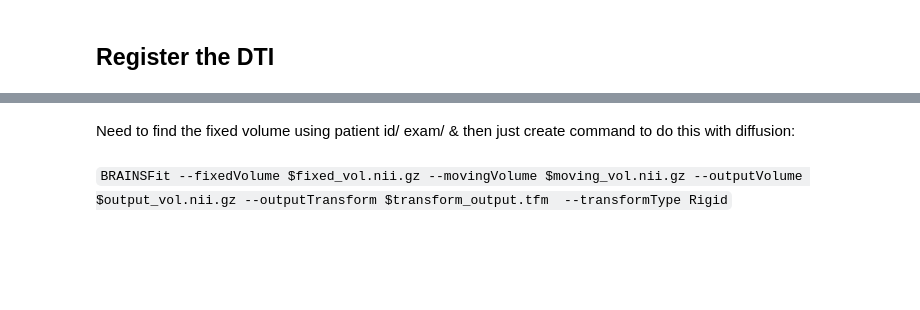
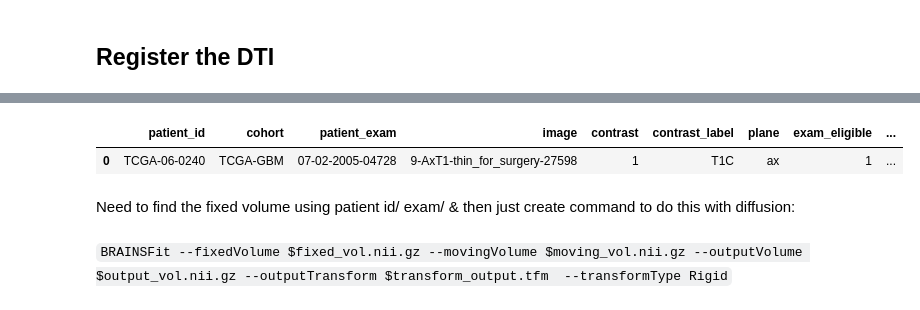
Before and after one commit to julclu/tcia_analysis, a Jupyter notebook: code/09_RegisterDTI.ipynb, the cells around one changed output, grey strips where cells are left out. Saved outputs shown, nothing was run; the diff lists cells and outputs as text; code cells hidden in the pictures; blank space fills up the shorter version.

```diff
--- a/code/09_RegisterDTI.ipynb
+++ b/code/09_RegisterDTI.ipynb
@@ -116,6 +116,15 @@ usable_patients.head(1)
 # %% [output]
 |  | ground_truth | image | sd | patient_id | exam_id | fixed_vol |
 | 0 | T1C | /working/lupolab/julia/tcia_analy... | 701-BRAIN_WWO_T1_COR_POST-08207 | TCGA-14-0865 | 06-04-1995-MRI_BRAIN_W_WOUT_CONTR... | /working/lupolab/julia/tcia_analy... |
+# %%
+PATH = Path('/working/lupolab/julia/tcia_analysis/datasets/')
+# %%
+usable_patients = pd.read_csv(Path(PATH, 'one_exam_per_patient_with_fixed_vol.csv'))
+# %%
+usable_patients.head(1)
+# %% [output]
+|  | patient_id | cohort | patient_exam | image | contrast | contrast_label | plane | exam_eligible | ... |
+| 0 | TCGA-06-0240 | TCGA-GBM | 07-02-2005-04728 | 9-AxT1-thin_for_surgery-27598 | 1 | T1C | ax | 1 | ... |
 # %% [markdown]
 Need to find the fixed volume using patient id/ exam/ & then just create command to do this with diffusion:
 # %% [markdown]
```
Also changed, not shown: parts of 13 cells of this notebook, 14 other files.
